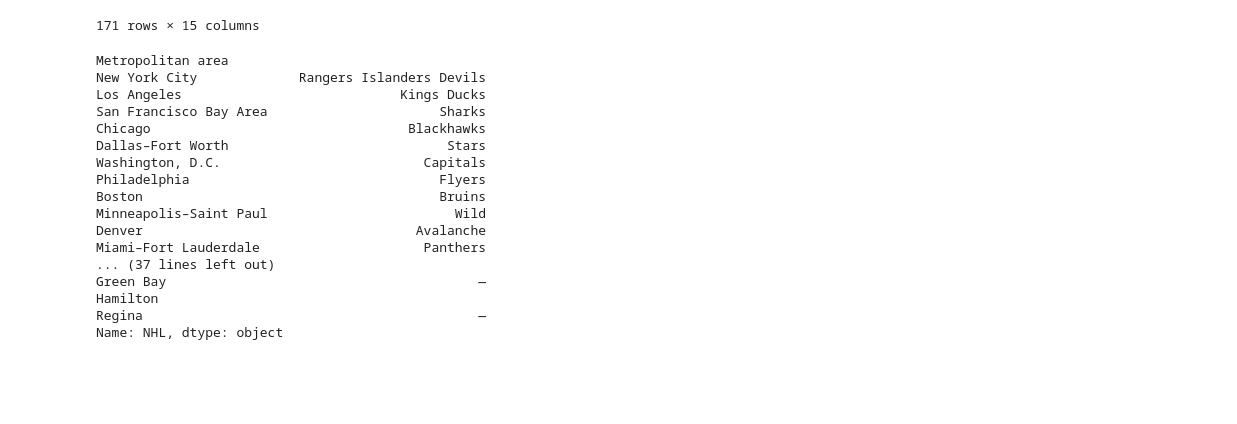
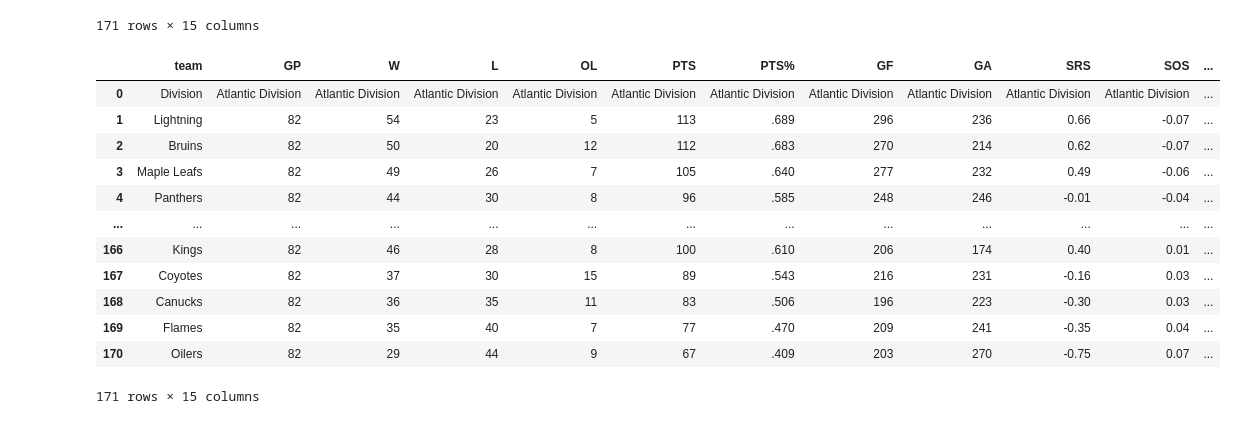
Before and after one commit to mrioshe/AppliedDataScienceWithPython, a Jupyter notebook: IntroductionToDataScienceInPython/week4_AsweringQuestionsWithMessyData/Assingnment4.ipynb, the cells around one changed output. Drawn from its saved outputs; the diff is of its cells as text; code cells hidden in the pictures; blank space fills up the shorter version.

```diff
--- a/IntroductionToDataScienceInPython/week4_AsweringQuestionsWithMessyData/Assingnment4.ipynb
+++ b/IntroductionToDataScienceInPython/week4_AsweringQuestionsWithMessyData/Assingnment4.ipynb
@@ -63,29 +61,56 @@ nhl_df
 | 169 | Calgary Flames | 82 | 35 | 40 | 7 | 77 | .470 | 209 | 241 | -0.35 | 0.04 | ... |
 | 170 | Edmonton Oilers | 82 | 29 | 44 | 9 | 67 | .409 | 203 | 270 | -0.75 | 0.07 | ... |
 171 rows × 15 columns
-# %%
-cities['NHL']=cities['NHL'].str.replace(r'\[note \d\d\]$','',regex=True)
-cities=cities.set_index('Metropolitan area')
-citiesNHL=cities['NHL']
-citiesNHL
-# %% [output]
-Metropolitan area
-New York City             Rangers Islanders Devils
-Los Angeles                            Kings Ducks
-San Francisco Bay Area                      Sharks
-Chicago                                 Blackhawks
-Dallas–Fort Worth                            Stars
-Washington, D.C.                          Capitals
-Philadelphia                                Flyers
-Boston                                      Bruins
-Minneapolis–Saint Paul                        Wild
-Denver                                   Avalanche
-Miami–Fort Lauderdale                     Panthers
-... (37 lines left out)
-Green Bay                                        —
-Hamilton
-Regina                                           —
-Name: NHL, dtype: object
+# %%
+nhl_df=pd.read_csv("assets/nhl.csv")
+cities=pd.read_html("assets/wikipedia_data.html")[1]
+cities=cities.iloc[:-1,[0,3,5,6,7,8]]
+nhl_df['team']=nhl_df['team'].str.replace(r'\*$','',regex=True)
+cities=pd.read_html("assets/wikipedia_data.html")[1]
+cities=cities.iloc[:-1,[0,3,5,6,7,8]]
+cities['NHL']=cities['NHL'].str.replace(r'\[note\s\d+\]$','',regex=True)
+cities=cities.set_index('Metropolitan area')
+citiesNHL=cities['NHL']
+citiesNHL.replace(['','—'],np.nan,inplace=True)
+citiesNHL.dropna(inplace=True)
+citiesNHL_Aux=citiesNHL.copy()
+citiesNHL_Aux.drop(['Detroit','Toronto','Columbus'], inplace=True)
+l=citiesNHL_Aux.index.to_list()
+l1=[]
+l2=[]
+
+for area in l:
+    for team in citiesNHL_Aux[area].split():
+        l1.append(area)
+        l2.append(team)
+
+for other in ['Detroit','Toronto','Columbus']:
+        l2.append(citiesNHL[other])
+        l1.append(other)
+
+citiesNHL_Aux2=pd.Series(l2,index=l1)
+
+for i in range(len(nhl_df)):
+     if nhl_df.loc[i,'team'] in ['Detroit Red Wings', 'Toronto Maple Leafs','Columbus Blue Jackets']:
+        nhl_df.loc[i,'team']=nhl_df.loc[i,'team'].split()[-2] + ' '+ nhl_df.loc[i,'team'].split()[-1]
+     else:
+        nhl_df.loc[i,'team']=nhl_df.loc[i,'team'].split()[-1]
+
+nhl_df
+# %% [output]
+|  | team | GP | W | L | OL | PTS | PTS% | GF | GA | SRS | SOS | ... |
+| 0 | Division | Atlantic Division | Atlantic Division | Atlantic Division | Atlantic Division | Atlantic Division | Atlantic Division | Atlantic Division | Atlantic Division | Atlantic Division | Atlantic Division | ... |
+| 1 | Lightning | 82 | 54 | 23 | 5 | 113 | .689 | 296 | 236 | 0.66 | -0.07 | ... |
+| 2 | Bruins | 82 | 50 | 20 | 12 | 112 | .683 | 270 | 214 | 0.62 | -0.07 | ... |
+| 3 | Maple Leafs | 82 | 49 | 26 | 7 | 105 | .640 | 277 | 232 | 0.49 | -0.06 | ... |
+| 4 | Panthers | 82 | 44 | 30 | 8 | 96 | .585 | 248 | 246 | -0.01 | -0.04 | ... |
+| ... | ... | ... | ... | ... | ... | ... | ... | ... | ... | ... | ... | ... |
+| 166 | Kings | 82 | 46 | 28 | 8 | 100 | .610 | 206 | 174 | 0.40 | 0.01 | ... |
+| 167 | Coyotes | 82 | 37 | 30 | 15 | 89 | .543 | 216 | 231 | -0.16 | 0.03 | ... |
+| 168 | Canucks | 82 | 36 | 35 | 11 | 83 | .506 | 196 | 223 | -0.30 | 0.03 | ... |
+| 169 | Flames | 82 | 35 | 40 | 7 | 77 | .470 | 209 | 241 | -0.35 | 0.04 | ... |
+| 170 | Oilers | 82 | 29 | 44 | 9 | 67 | .409 | 203 | 270 | -0.75 | 0.07 | ... |
+171 rows × 15 columns
 # %%
 list(nhl_df['team'])
 # %% [output]
```
Also changed, not shown: parts of 10 cells of this notebook.
